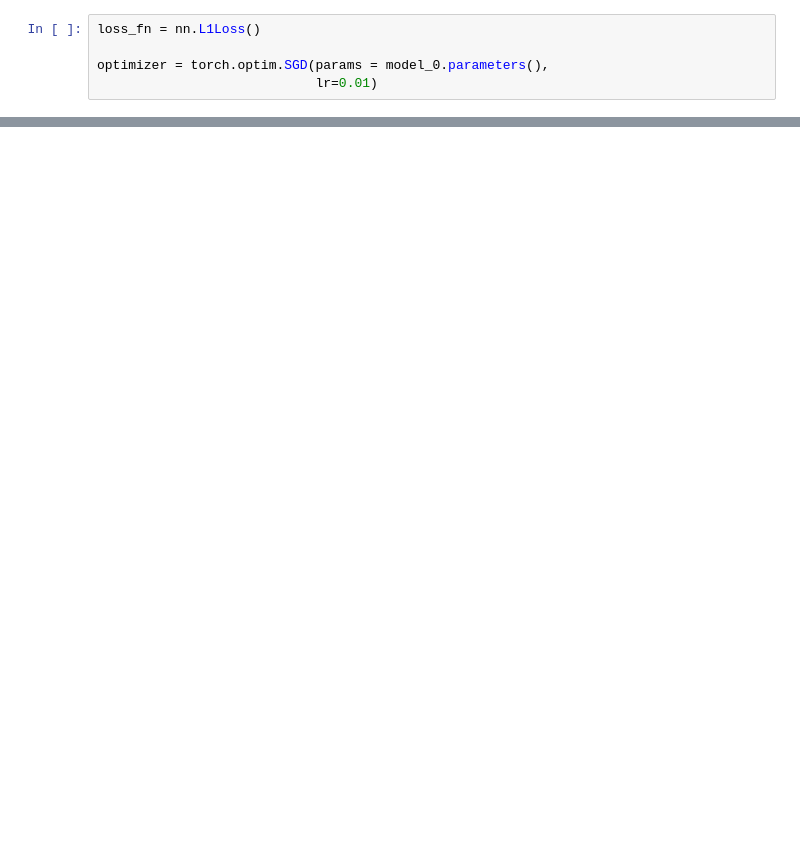
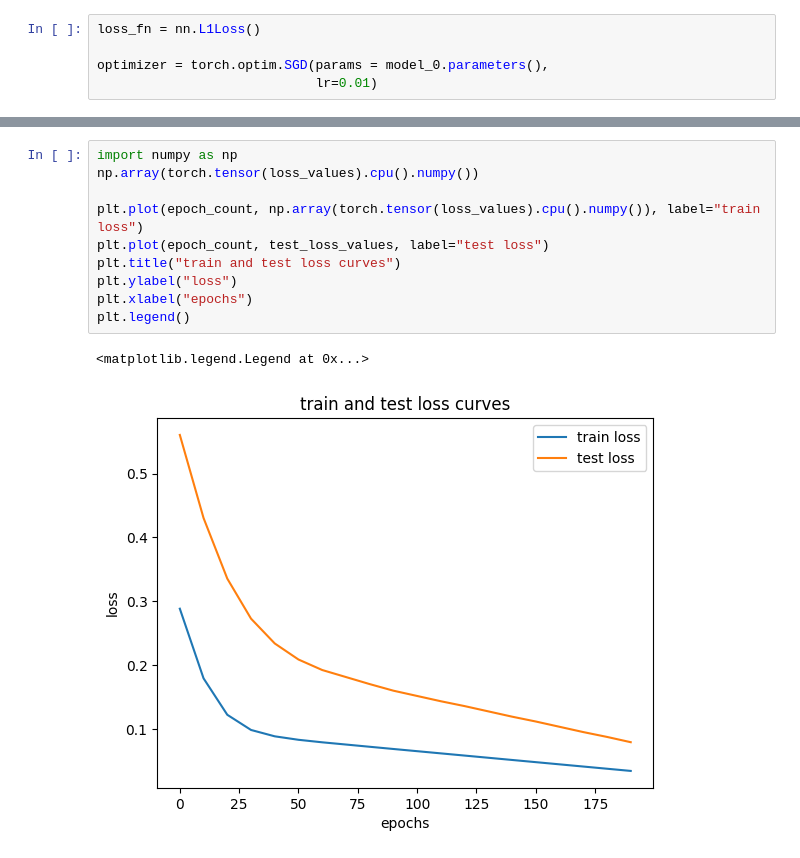
Before and after one commit to tokyustay/pytorch, a Jupyter notebook: PyTorch for Deep Learning & Machine Learning/pytorch_workflow01.ipynb, the cells around one changed output, grey strips where cells are left out. Saved outputs shown, nothing was run; the diff lists cells and outputs as text; blank space fills up the shorter version.

```diff
--- a/PyTorch for Deep Learning & Machine Learning/pytorch_workflow01.ipynb
+++ b/PyTorch for Deep Learning & Machine Learning/pytorch_workflow01.ipynb
@@ -166,0 +252,13 @@ L1Loss()
+# %%
+import numpy as np
+np.array(torch.tensor(loss_values).cpu().numpy())
+
+plt.plot(epoch_count, np.array(torch.tensor(loss_values).cpu().numpy()), label="train loss")
+plt.plot(epoch_count, test_loss_values, label="test loss")
+plt.title("train and test loss curves")
+plt.ylabel("loss")
+plt.xlabel("epochs")
+plt.legend()
+# %% [output]
+<matplotlib.legend.Legend at 0x...>
+[figure, added]
```
Also changed, not shown: parts of 11 cells of this notebook.
